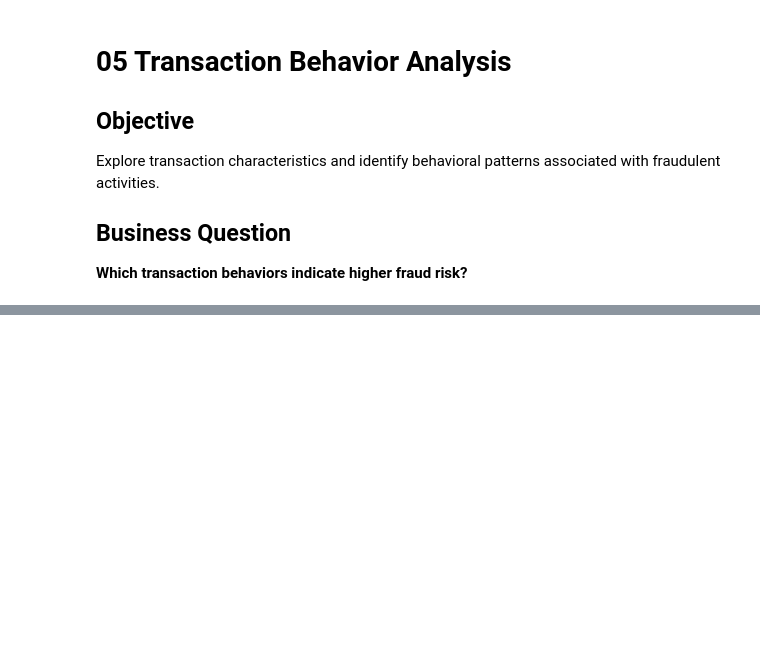
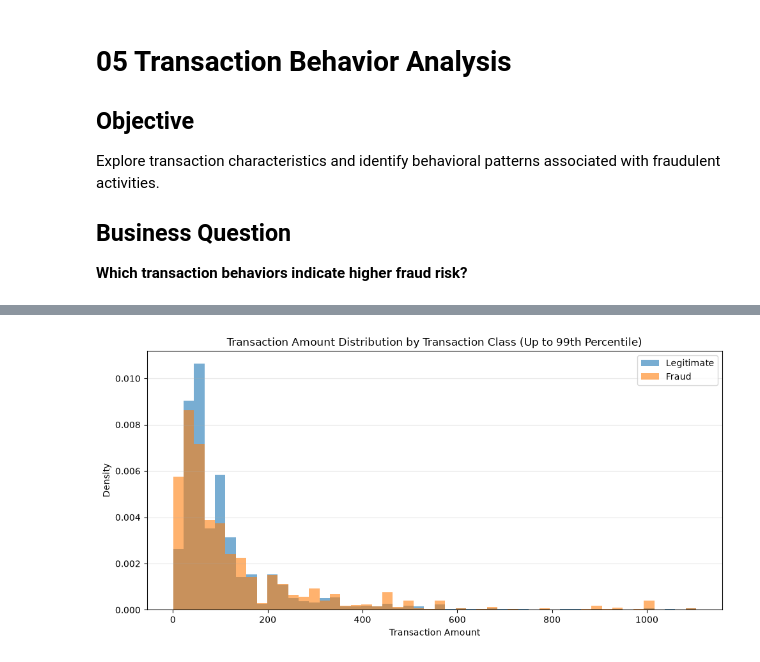
Before and after one commit to rizalkr/fraud_detection, a Jupyter notebook: notebooks/02_Exploratory_Data_Analysis.ipynb, the cells around one changed output, grey strips where cells are left out. Saved outputs shown, nothing was run; the diff lists cells and outputs as text; code cells hidden in the pictures; blank space fills up the shorter version.

```diff
--- a/notebooks/02_Exploratory_Data_Analysis.ipynb
+++ b/notebooks/02_Exploratory_Data_Analysis.ipynb
@@ -249,0 +300,40 @@ Explore transaction characteristics and identify behavioral patterns associated
+# %%
+legitimate_transaction_amount = transaction_amount_p99.loc[
+    transaction_amount_p99["isFraud"] == 0,
+    "TransactionAmt"
+]
+
+fraud_transaction_amount = transaction_amount_p99.loc[
+    transaction_amount_p99["isFraud"] == 1,
+    "TransactionAmt"
+]
+# %%
+plt.figure(figsize=(10, 5))
+
+plt.hist(
+    legitimate_transaction_amount,
+    bins=50,
+    density=True,
+    alpha=0.6,
+    label="Legitimate"
+)
+
+plt.hist(
+    fraud_transaction_amount,
+    bins=50,
+    density=True,
+    alpha=0.6,
+    label="Fraud"
+)
+
+plt.title("Transaction Amount Distribution by Transaction Class (Up to 99th Percentile)")
+plt.xlabel("Transaction Amount")
+plt.ylabel("Density")
+
+plt.legend()
+plt.grid(axis="y", alpha=0.3)
+
+plt.tight_layout()
+plt.show()
+# %% [output]
+[figure, added]
```
Also changed, not shown: parts of 13 cells of this notebook.
